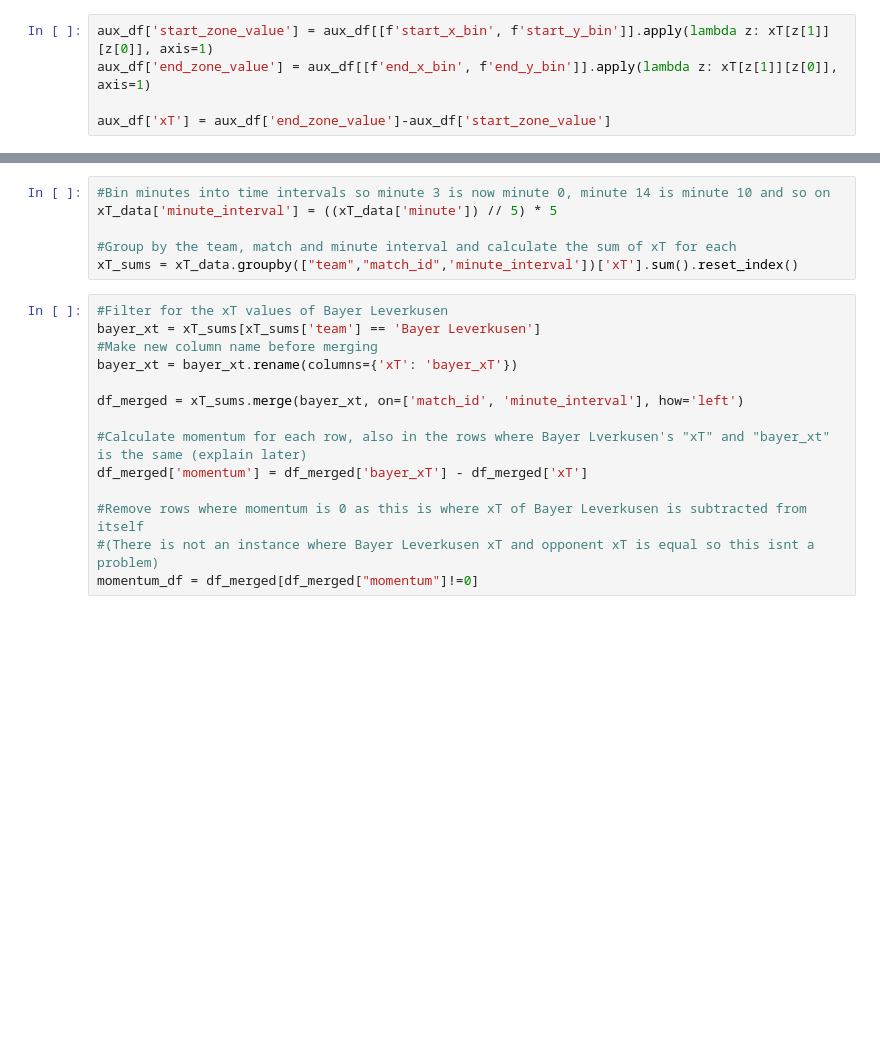
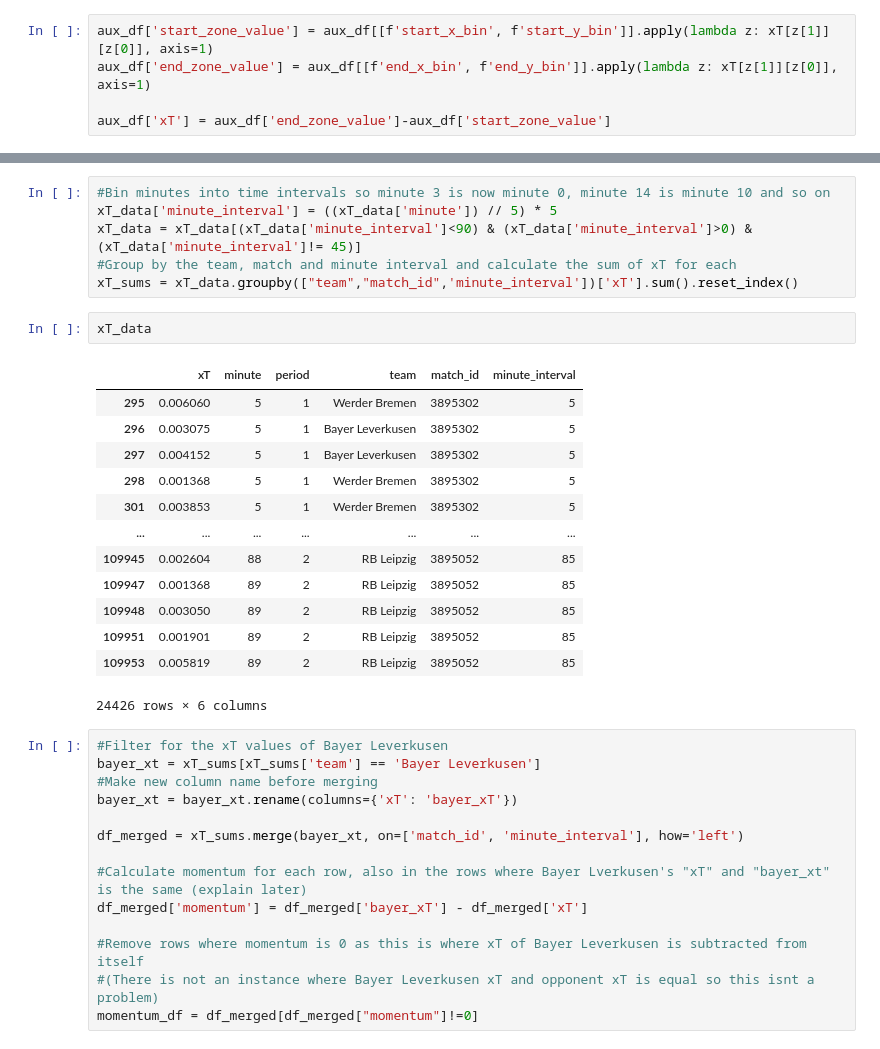
Before and after one commit to Morten-Tejlmand/5-semester, a Jupyter notebook: Momentum df creation.ipynb, the cells around one changed output, grey strips where cells are left out. Drawn from its saved outputs; the diff is of its cells as text; blank space fills up the shorter version.

```diff
--- a/Momentum df creation.ipynb
+++ b/Momentum df creation.ipynb
@@ -72,9 +90,25 @@ See the caveats in the documentation: https://pandas.pydata.org/pandas-docs/stab
 # %%
 #Bin minutes into time intervals so minute 3 is now minute 0, minute 14 is minute 10 and so on
 xT_data['minute_interval'] = ((xT_data['minute']) // 5) * 5
-
+xT_data = xT_data[(xT_data['minute_interval']<90) & (xT_data['minute_interval']>0) & (xT_data['minute_interval']!= 45)]
 #Group by the team, match and minute interval and calculate the sum of xT for each
 xT_sums = xT_data.groupby(["team","match_id",'minute_interval'])['xT'].sum().reset_index()
+# %%
+xT_data
+# %% [output]
+|  | xT | minute | period | team | match_id | minute_interval |
+| 295 | 0.006060 | 5 | 1 | Werder Bremen | 3895302 | 5 |
+| 296 | 0.003075 | 5 | 1 | Bayer Leverkusen | 3895302 | 5 |
+| 297 | 0.004152 | 5 | 1 | Bayer Leverkusen | 3895302 | 5 |
+| 298 | 0.001368 | 5 | 1 | Werder Bremen | 3895302 | 5 |
+| 301 | 0.003853 | 5 | 1 | Werder Bremen | 3895302 | 5 |
+| ... | ... | ... | ... | ... | ... | ... |
+| 109945 | 0.002604 | 88 | 2 | RB Leipzig | 3895052 | 85 |
+| 109947 | 0.001368 | 89 | 2 | RB Leipzig | 3895052 | 85 |
+| 109948 | 0.003050 | 89 | 2 | RB Leipzig | 3895052 | 85 |
+| 109951 | 0.001901 | 89 | 2 | RB Leipzig | 3895052 | 85 |
+| 109953 | 0.005819 | 89 | 2 | RB Leipzig | 3895052 | 85 |
+24426 rows × 6 columns
 # %%
 #Filter for the xT values of Bayer Leverkusen
 bayer_xt = xT_sums[xT_sums['team'] == 'Bayer Leverkusen']
```
Also changed, not shown: parts of 4 cells of this notebook, 3 other files.
